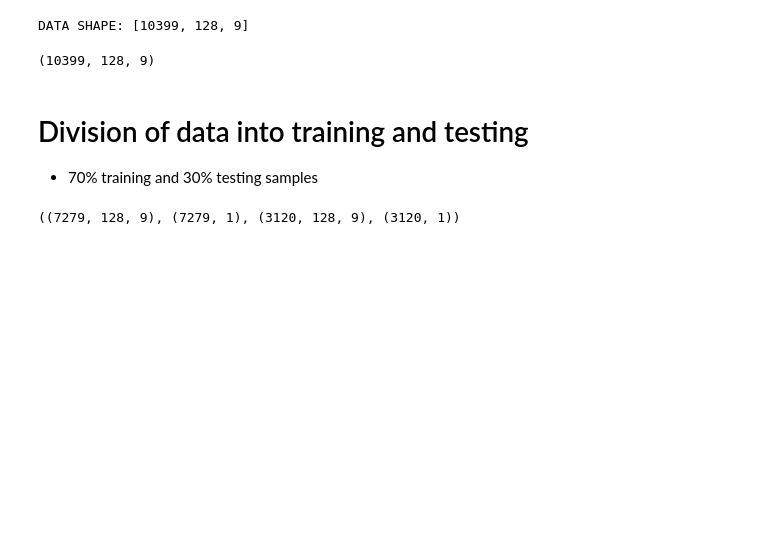
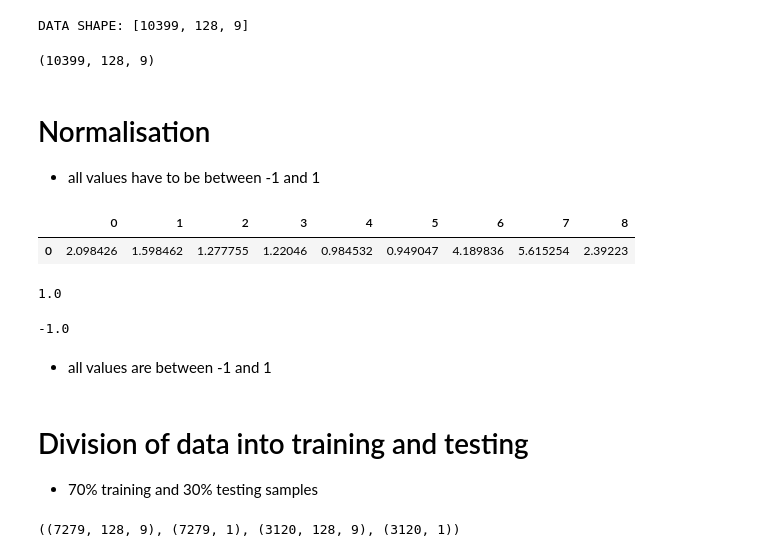
Before and after one commit to mkowalsky0/Human_Activities_Recognition, a Jupyter notebook: SignalProcessing.ipynb, the cells around one changed output. Saved outputs shown, nothing was run; the diff lists cells and outputs as text; code cells hidden in the pictures; blank space fills up the shorter version.

```diff
--- a/SignalProcessing.ipynb
+++ b/SignalProcessing.ipynb
@@ -323,3 +323,24 @@ for i in range(samples):
 general_data.shape
 # %% [output]
 (10399, 128, 9)
+# %% [markdown]
+# Normalisation
+* all values have to be between -1 and 1
+# %%
+# Function to fing global maximum value for one component
+def find_max(data, component):
+    maximum = 0 # default value
+    for i in range(samples):
+        for j in range(window_shape):
+            if maximum <= data[i][j][component]:
+                maximum = data[i][j][component]
+    return maximum
+# %%
+# Function to fing global minimum value for one component
+def find_min(data, component):
+    minimum = 0 # default value
+    for i in range(samples):
+        for j in range(window_shape):
+            if minimum >= data[i][j][component]:
+                minimum = data[i][j][component]
+    return minimum
@@ -325,0 +354,6 @@ general_data.shape
+# %%
+# Visualisation of the dataframe
+maximum
+# %% [output]
+|  | 0 | 1 | 2 | 3 | 4 | 5 | 6 | 7 | 8 |
+| 0 | 2.098426 | 1.598462 | 1.277755 | 1.22046 | 0.984532 | 0.949047 | 4.189836 | 5.615254 | 2.39223 |
@@ -326,3 +378,13 @@ general_data.shape
+# %%
+norm_data.max()
+# %% [output]
+1.0
+# %%
+norm_data.min()
+# %% [output]
+-1.0
+# %% [markdown]
+* all values are between -1 and 1
 # %% [markdown]
 # Division of data into training and testing
 * 70% training and 30% testing samples
```
Also changed, not shown: parts of 11 cells of this notebook.
